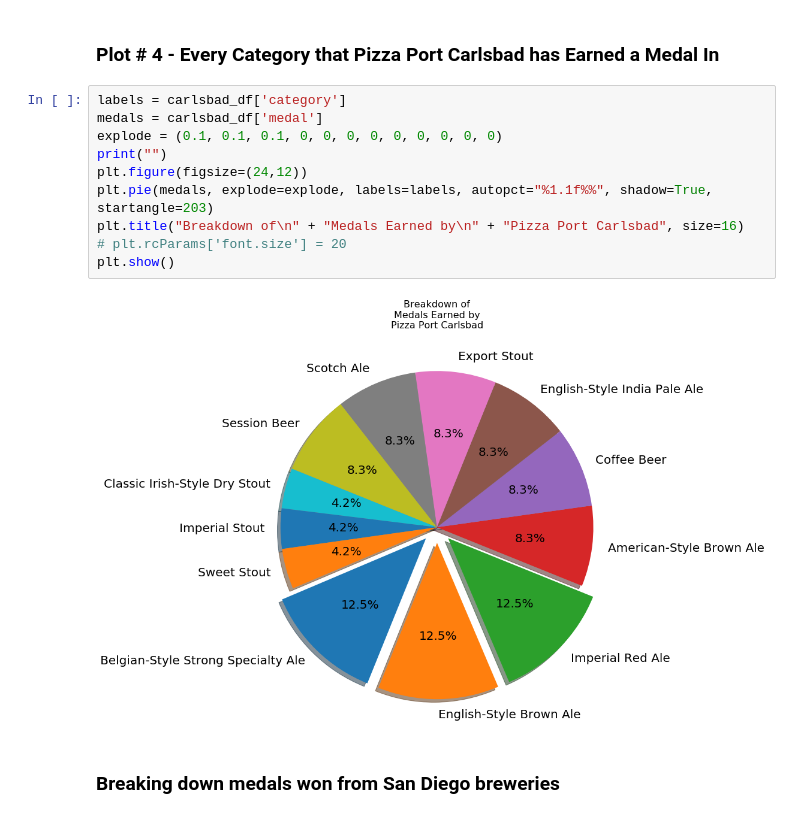
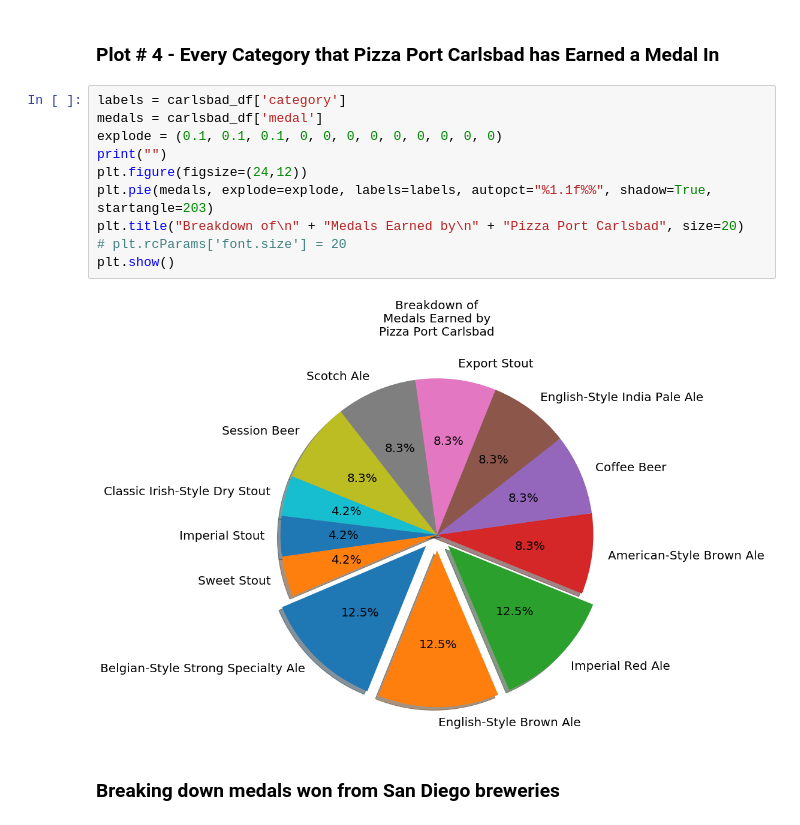
Before and after one commit to jbizzlefoshizzle/Project-1, a Jupyter notebook: Presentation Notebook.ipynb, the cells around one changed output. Saved outputs shown, nothing was run; the diff lists cells and outputs as text.

```diff
--- a/Presentation Notebook.ipynb
+++ b/Presentation Notebook.ipynb
@@ -342,15 +347,15 @@ carlsbad_df
 # %%
 labels = carlsbad_df['category']
 medals = carlsbad_df['medal']
 explode = (0.1, 0.1, 0.1, 0, 0, 0, 0, 0, 0, 0, 0, 0)
 print("")
 plt.figure(figsize=(24,12))
 plt.pie(medals, explode=explode, labels=labels, autopct="%1.1f%%", shadow=True, startangle=203)
-plt.title("Breakdown of\n" + "Medals Earned by\n" + "Pizza Port Carlsbad", size=16)
+plt.title("Breakdown of\n" + "Medals Earned by\n" + "Pizza Port Carlsbad", size=20)
 # plt.rcParams['font.size'] = 20
 plt.show()
 # %% [output]
-[figure, old version]
+[figure, new version]
 # %% [markdown]
 ### Breaking down medals won from San Diego breweries
 # %%
```
Also changed, not shown: parts of 23 cells of this notebook.
